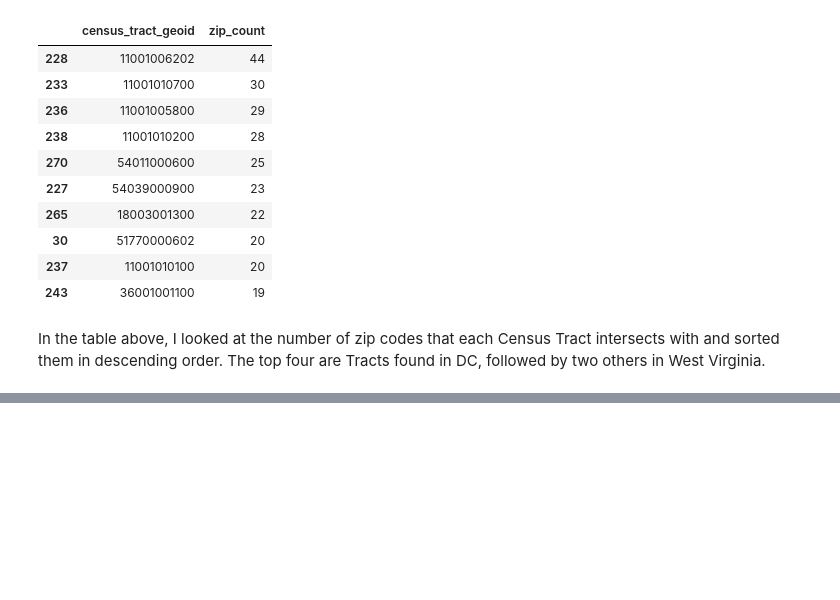
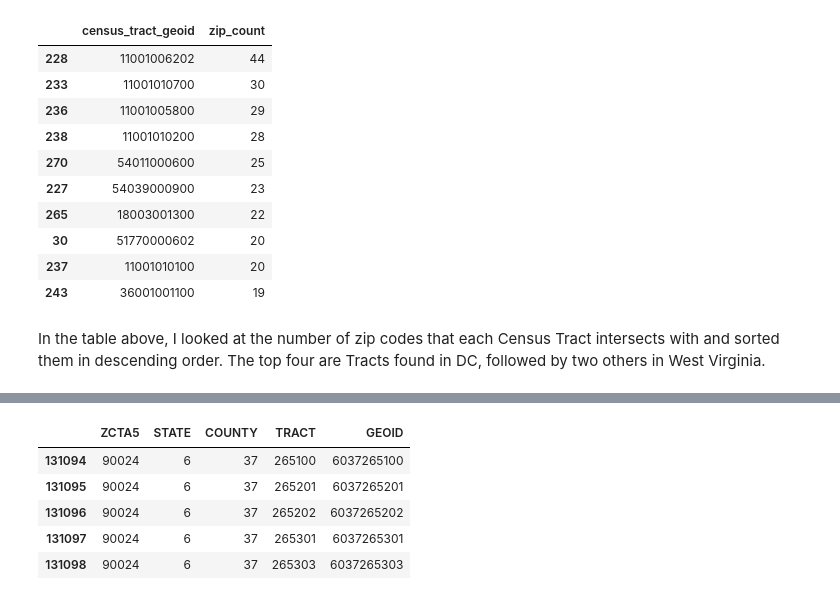
Before and after one commit to westerleyy/fidap, a Jupyter notebook: zip_census_crosswalk.ipynb, the cells around one changed output, grey strips where cells are left out. Cells and saved outputs as stored; diff of their text form; code cells hidden in the pictures; blank space fills up the shorter version.

Commit message:
zip to us census bureau crosswalk

```diff
--- a/zip_census_crosswalk.ipynb
+++ b/zip_census_crosswalk.ipynb
@@ -52,0 +123,11 @@ On the flip side, data collected on the scale of Census Blocks can sometimes be
+# %%
+zcta_tract_rs = pd.read_csv("https://www2.census.gov/geo/docs/maps-data/data/rel/zcta_tract_rel_10.txt")
+zcta_90024 = zcta_tract_rs.loc[zcta_tract_rs.ZCTA5 == 90024,:]
+zcta_90024.loc[:, "ZCTA5":"GEOID"].head()
+# %% [output]
+|  | ZCTA5 | STATE | COUNTY | TRACT | GEOID |
+| 131094 | 90024 | 6 | 37 | 265100 | 6037265100 |
+| 131095 | 90024 | 6 | 37 | 265201 | 6037265201 |
+| 131096 | 90024 | 6 | 37 | 265202 | 6037265202 |
+| 131097 | 90024 | 6 | 37 | 265301 | 6037265301 |
+| 131098 | 90024 | 6 | 37 | 265303 | 6037265303 |
```
Also changed, not shown: parts of 9 cells of this notebook, 3 other files.
